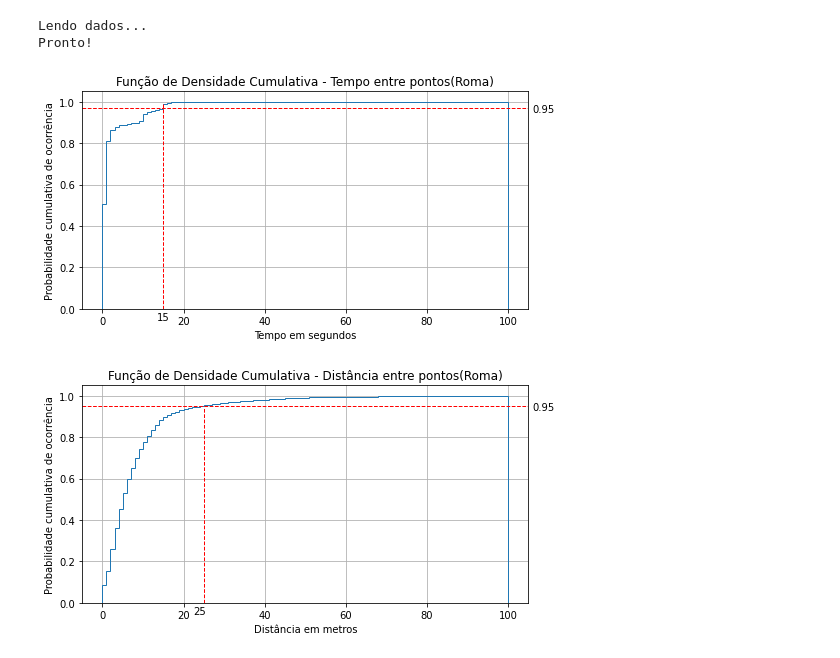
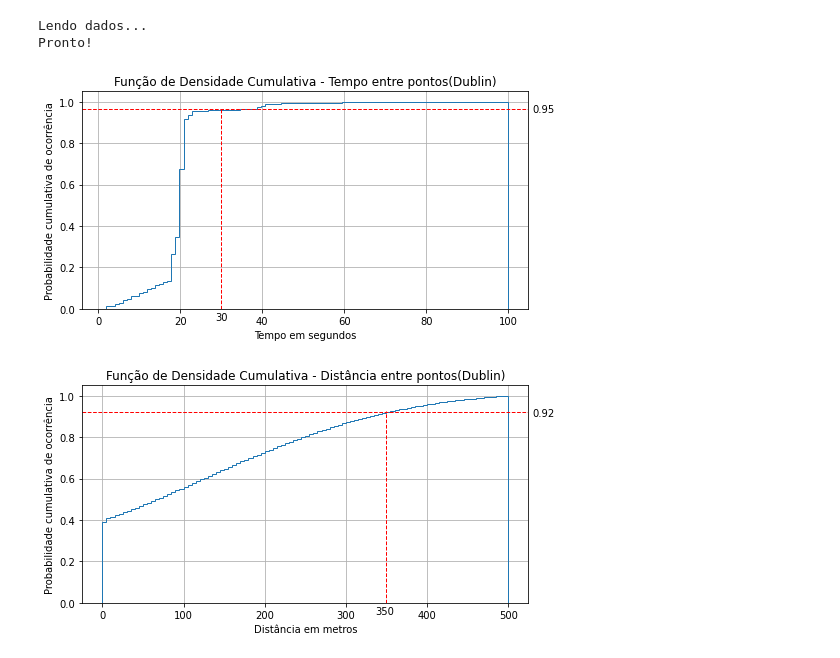
Before and after one commit to TulioNPL/Pesquisa, a Jupyter notebook: jupyter/main.ipynb, the cells around one changed output. Saved outputs shown, nothing was run; the diff lists cells and outputs as text; code cells hidden in the pictures.

```diff
--- a/jupyter/main.ipynb
+++ b/jupyter/main.ipynb
@@ -1299,33 +1299,33 @@ def cdfTempo():
     #       cumulative=-1,label='Emp. Inversa')
 
     # plota linha vertical
-    plt.axvline(15,ymax=0.94, color='red', linestyle='dashed', linewidth=1)
+    plt.axvline(30,ymax=0.92, color='red', linestyle='dashed', linewidth=1)
     min_ylim, max_ylim = plt.ylim()
-    plt.text(15*0.9, max_ylim*-0.05, '{:d}'.format(15))
+    plt.text(30*0.95, max_ylim*-0.05, '{:d}'.format(30))
 
     #plota linha horizontal
-    plt.axhline(0.97, color='red', linestyle='dashed', linewidth=1)
+    plt.axhline(0.965, color='red', linestyle='dashed', linewidth=1)
     min_xlim, max_xlim = plt.xlim()
     plt.text(max_xlim*1.01, 0.97*0.98, '{:.2f}'.format(0.95))
 
     #  Detalhes do gráfico
     ax.grid(True)
     # ax.legend(loc='right')
-    ax.set_title('Função de Densidade Cumulativa - Tempo entre pontos(Roma)')
+    ax.set_title('Função de Densidade Cumulativa - Tempo entre pontos(Dublin)')
     ax.set_xlabel('Tempo em segundos')
     ax.set_ylabel('Probabilidade cumulativa de ocorrência')
 
-    # plt.savefig(path+'/img/cdfTempo_Roma.png',dpi=100, transparent=False, facecolor='white')
+    # plt.savefig(path+'/img/cdfTempo_Dublin.png',dpi=100, transparent=False, facecolor='white')
     plt.show()
 cdfTempo()
 # %% [output]
-[figure, old version]
+[figure, new version]
 # %%
 def cdfDistancia():
     """Função que plota uma cdf com os dados de distancia entre pontos de todos veículos"""
 
-    x = [i for i in coordGapsDiscrete if i <= 100]
-    # x = [i for i in coordGapsDiscrete if i <= 500]
+    # x = [i for i in coordGapsDiscrete if i <= 100]
+    x = [i for i in coordGapsDiscrete if i <= 500]
 
     #  Definição dos valores da lista
     sigma = np.std(x)
@@ -1341,40 +1341,40 @@ def cdfDistancia():
     '''
     #  Distribuição esperada
     y = ((1 / (np.sqrt(2 * np.pi) * sigma))
          * np.exp(-0.5 * (1 / sigma * (bins - mu))**2))
 
     y = y.cumsum()
     y /= y[-1]
 
     ax.plot(bins, y, 'r--', linewidth=1.5, label='Teórica')
     '''
 
     #  Histograma cumulativo inverso
     # ax.hist(x, bins=bins, density=True, histtype='step',
     #       cumulative=-1,label='Emp. Inversa')
 
     # plota linha vertical
-    plt.axvline(25,ymax=0.90, color='red', linestyle='dashed', linewidth=1)
+    plt.axvline(350,ymax=0.88, color='red', linestyle='dashed', linewidth=1)
     min_ylim, max_ylim = plt.ylim()
-    plt.text(25*0.9, max_ylim*-0.05, '{:d}'.format(25))
+    plt.text(350*0.96, max_ylim*-0.05, '{:d}'.format(350))
 
     #plota linha horizontal
-    plt.axhline(0.95, color='red', linestyle='dashed', linewidth=1)
+    plt.axhline(0.92, color='red', linestyle='dashed', linewidth=1)
     min_xlim, max_xlim = plt.xlim()
-    plt.text(max_xlim*1.01, 0.95*0.98, '{:.2f}'.format(0.95))
+    plt.text(max_xlim*1.01, 0.92*0.98, '{:.2f}'.format(0.92))
 
     #  Detalhes do gráfico
     ax.grid(True)
     # ax.legend(loc='right')
-    ax.set_title('Função de Densidade Cumulativa - Distância entre pontos(Roma)')
+    ax.set_title('Função de Densidade Cumulativa - Distância entre pontos(Dublin)')
     ax.set_xlabel('Distância em metros')
     ax.set_ylabel('Probabilidade cumulativa de ocorrência')
 
-    # plt.savefig(path+'/img/cdfDistancia_Roma.png',dpi=100, transparent=False, facecolor='white')
+    # plt.savefig(path+'/img/cdfDistancia_Dublin.png',dpi=100, transparent=False, facecolor='white')
     plt.show()
 cdfDistancia()
 # %% [output]
-[figure, old version]
+[figure, new version]
 # %%
 def trajPorVeic():
     """Função para calcular e plotar um histograma da quantidade
```
Also changed, not shown: 2 other files.
